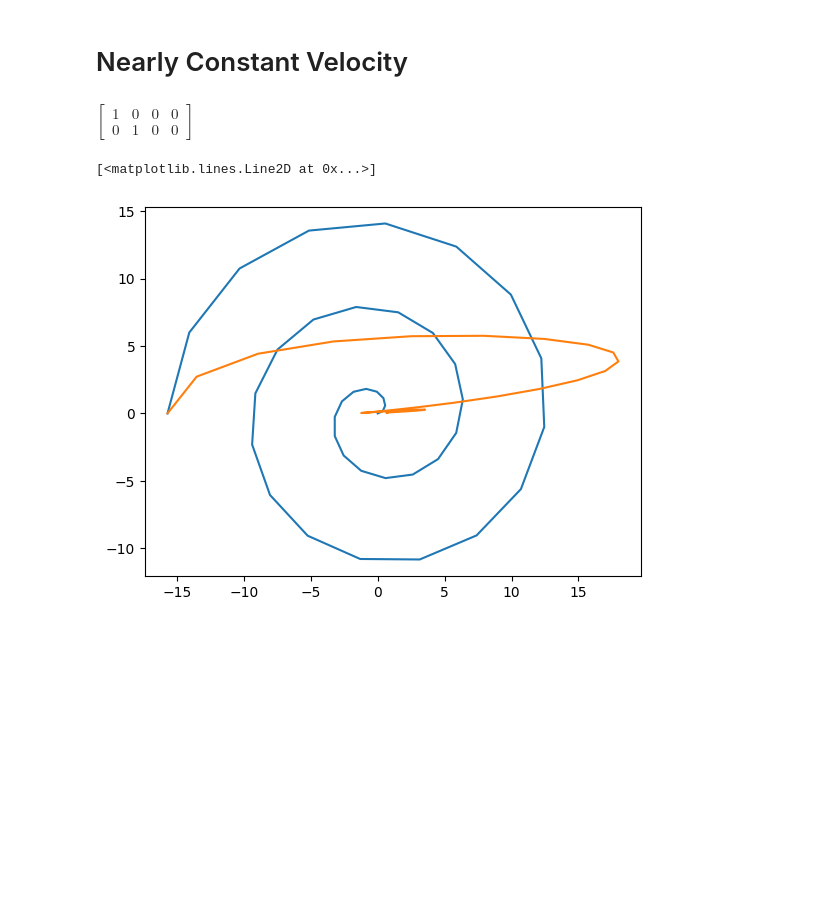
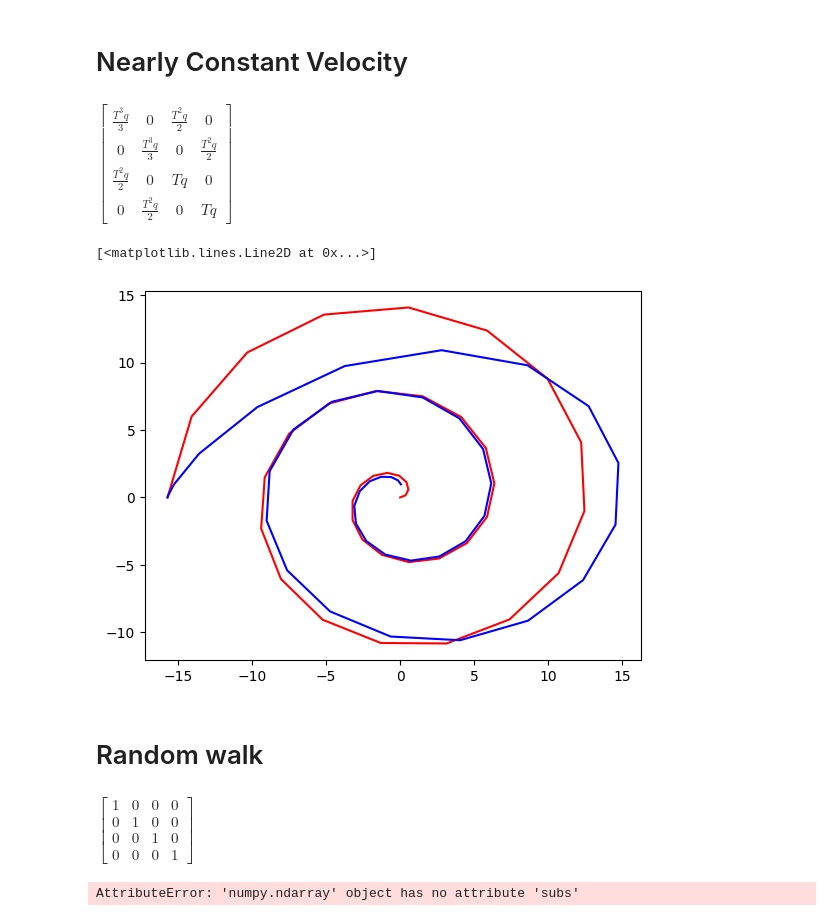
Before and after one commit to MatejVre/ACVM_Advanced_Tracking, a Jupyter notebook: motion_models.ipynb, the cells around one changed output. Saved outputs shown, nothing was run; the diff lists cells and outputs as text; code cells hidden in the pictures; blank space fills up the shorter version.

```diff
--- a/motion_models.ipynb
+++ b/motion_models.ipynb
@@ -41,9 +36,9 @@ T_val = 0.5  # time step
 q_val = 1  # process noise variance
 r_val = 1.0  # measurement noise variance
 
-CS
+Q_iS
 # %% [output]
-$\displaystyle \left[\begin{matrix}1 & 0 & 0 & 0\\0 & 1 & 0 & 0\end{matrix}\right]$
+$\displaystyle \left[\begin{matrix}\frac{T^{3} q}{3} & 0 & \frac{T^{2} q}{2} & 0\\0 & \frac{T^{3} q}{3} & 0 & \frac{T^{2} q}{2}\\\frac{T^{2} q}{2} & 0 & T q & 0\\0 & \frac{T^{2} q}{2} & 0 & T q\end{matrix}\right]$
 # %%
 sx = np.zeros((x.size, 1), dtype=np.float32).flatten()
 sy = np.zeros((y.size, 1), dtype=np.float32).flatten()
@@ -56,7 +51,7 @@ covariance = np.eye(AS.shape[0], dtype=np.float32)
 for j in range(1, x.size):
     T_val = 1  # time step
     q_val = 1.0  # process noise variance
-    r_val = 1.0  # measurement noise variance
+    r_val = 100.0  # measurement noise variance
     A = np.array(AS.subs(T, T_val).evalf(), dtype=np.float32)
     Q_i = np.array(Q_iS.subs({T: T_val, q: q_val}).evalf(), dtype=np.float32)  # .evalf() evaluates the symbolic expression
     C = np.array(CS, dtype=np.float32)
@@ -65,8 +60,50 @@ for j in range(1, x.size):
     sx[j] = state[0]
     sy[j] = state[1]
 # %%
-plt.plot(x, y)
-plt.plot(sx, sy)
+plt.plot(x, y, c="r")
+plt.plot(sx, sy, c="b")
 # %% [output]
 [<matplotlib.lines.Line2D at 0x...>]
-[figure, old version]
+[figure, new version]
+# %% [markdown]
+# Random walk
+# %%
+T, q = sp.symbols("T, q")
+F = sp.Matrix([[0,0,0,0],
+               [0,0,0,0],
+               [0,0,0,0],
+               [0,0,0,0]])
+
+A = sp.exp(F*T)
+
+LS = sp.Matrix([[1,0],
+               [0,1],
+               [0,0],
+               [0,0]])
+# %% [output]
+$\displaystyle \left[\begin{matrix}1 & 0 & 0 & 0\\0 & 1 & 0 & 0\\0 & 0 & 1 & 0\\0 & 0 & 0 & 1\end{matrix}\right]$
+# %%
+sx = np.zeros((x.size, 1), dtype=np.float32).flatten()
+sy = np.zeros((y.size, 1), dtype=np.float32).flatten()
+sx[0] = x[0]
+sy[0] = y[0]
+state = np.zeros((AS.shape[0], 1) ,dtype=np.float32).flatten()
+state[0] = x[0]
+state[1] = y[0]
+covariance = np.eye(AS.shape[0], dtype=np.float32)
+for j in range(1, x.size):
+    T_val = 1  # time step
+    q_val = 1.0  # process noise variance
+    r_val = 100.0  # measurement noise variance
+    A = np.array(AS.subs(T, T_val).evalf(), dtype=np.float32)
+    Q_i = np.array(Q_iS.subs({T: T_val, q: q_val}).evalf(), dtype=np.float32)  # .evalf() evaluates the symbolic expression
+    C = np.array(CS, dtype=np.float32)
+    R_i = np.array(R_iS.subs(r, r_val).evalf(), dtype=np.float32)
+    state , covariance , _ , _ = kalman_step(A, C, Q_i, R_i, np.reshape(np.array([x[j], y[j]]), (-1, 1)),np.reshape(state, (-1, 1)), covariance)
+    sx[j] = state[0]
+    sy[j] = state[1]
+
+plt.plot(x, y, c="r")
+plt.plot(sx, sy, c="b")
+# %% [output]
+AttributeError: 'numpy.ndarray' object has no attribute 'subs'
```
Also changed, not shown: parts of 1 cell of this notebook.
